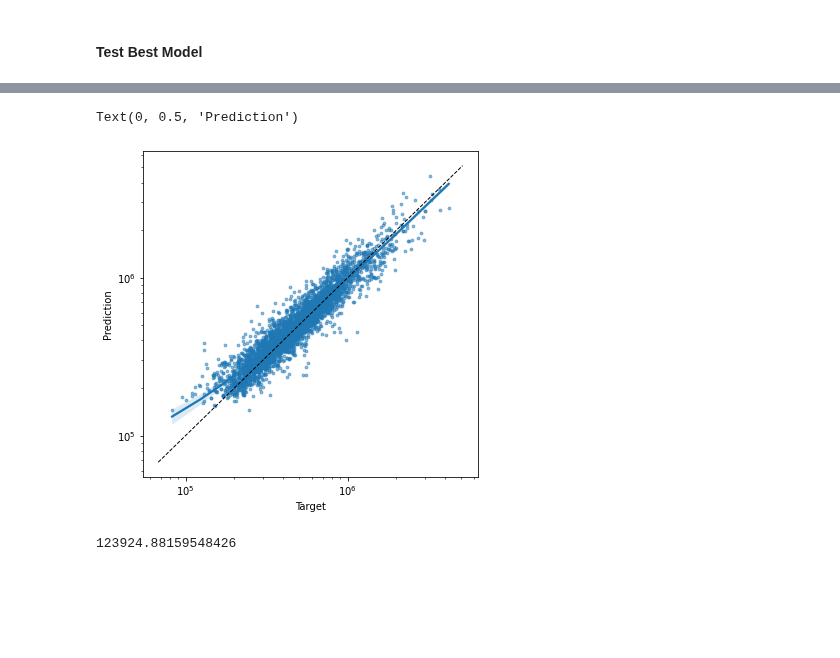
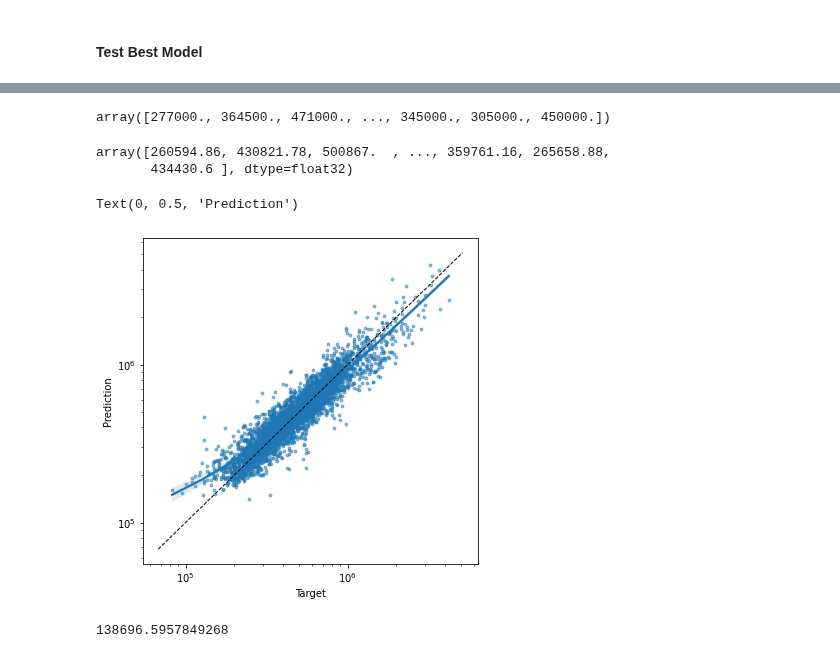
Before and after one commit to StephenTGibson/COMP527-colabNotebooks, a Jupyter notebook: COMP534-AppliedArtificialIntelligence/COMP534-CA2.ipynb, the cells around one changed output, grey strips where cells are left out. Saved outputs shown, nothing was run; the diff lists cells and outputs as text; code cells hidden in the pictures; blank space fills up the shorter version.

```diff
--- a/COMP534-AppliedArtificialIntelligence/COMP534-CA2.ipynb
+++ b/COMP534-AppliedArtificialIntelligence/COMP534-CA2.ipynb
@@ -370,2 +480,16 @@ https://machinelearningmastery.com/how-to-stop-training-deep-neural-networks-at-
 # %% [markdown]
 #### Test Best Model
+# %%
+best = newModel(4, 32, 'sigmoid')
+# %%
+es = EarlyStopping(monitor='loss', mode='min', verbose=1, patience=5)
+
+historyBest = best.fit(X_trainLoss,
+                    y_trainLoss,
+                    validation_data=(X_validateLoss,
+                                     y_validateLoss),
+                    epochs=1000,
+                    batch_size=64,
+                    verbose=0,
+                        callbacks=[es]
+                   )
@@ -371,0 +508,2 @@ https://machinelearningmastery.com/how-to-stop-training-deep-neural-networks-at-
+# %%
+bestPred = best.predict(X_test)
@@ -372,28 +520,39 @@ https://machinelearningmastery.com/how-to-stop-training-deep-neural-networks-at-
+# %%
+y_test
+# %% [output]
+array([277000., 364500., 471000., ..., 345000., 305000., 450000.])
+# %%
+bestPredPlot = invert(bestPred)
+#yTestPlot = invert(y_)
+
+bestPredPlot
+# %% [output]
+array([260594.86, 430821.78, 500867.  , ..., 359761.16, 265658.88,
+       434430.6 ], dtype=float32)
 # %%
 fig, ax = plt.subplots(figsize=(6,6))
 
 ax = sns.regplot(x=y_test,
-                 y=y_pred,
+                 y=bestPredPlot,
                  scatter_kws={'s':8,
                               'alpha':0.5},
                )
 
 ax.set(xscale="log", yscale="log")
 
 xpoints = ypoints = ax.get_xlim()
 ax.plot(xpoints, ypoints, linestyle='--', color='k', lw=1)#, scalex=False, scaley=False)
 
 #ax = sns.lineplot(x=[0,1], y=[0,1])#, transform=ax.transAxes)
 
 #ax.axis('equal')
 
 ax.set_xlabel('Target')
 ax.set_ylabel('Prediction')
 # %% [output]
 Text(0, 0.5, 'Prediction')
-[figure, old version]
+[figure, new version]
 # %%
-errors = mean_squared_error(y_test, y_pred, squared=False)
-print(errors)
+mean_squared_error(y_test, bestPredPlot, squared=False)
 # %% [output]
-123924.88159548426
+138696.5957849268
```
Also changed, not shown: parts of 42 cells of this notebook.
